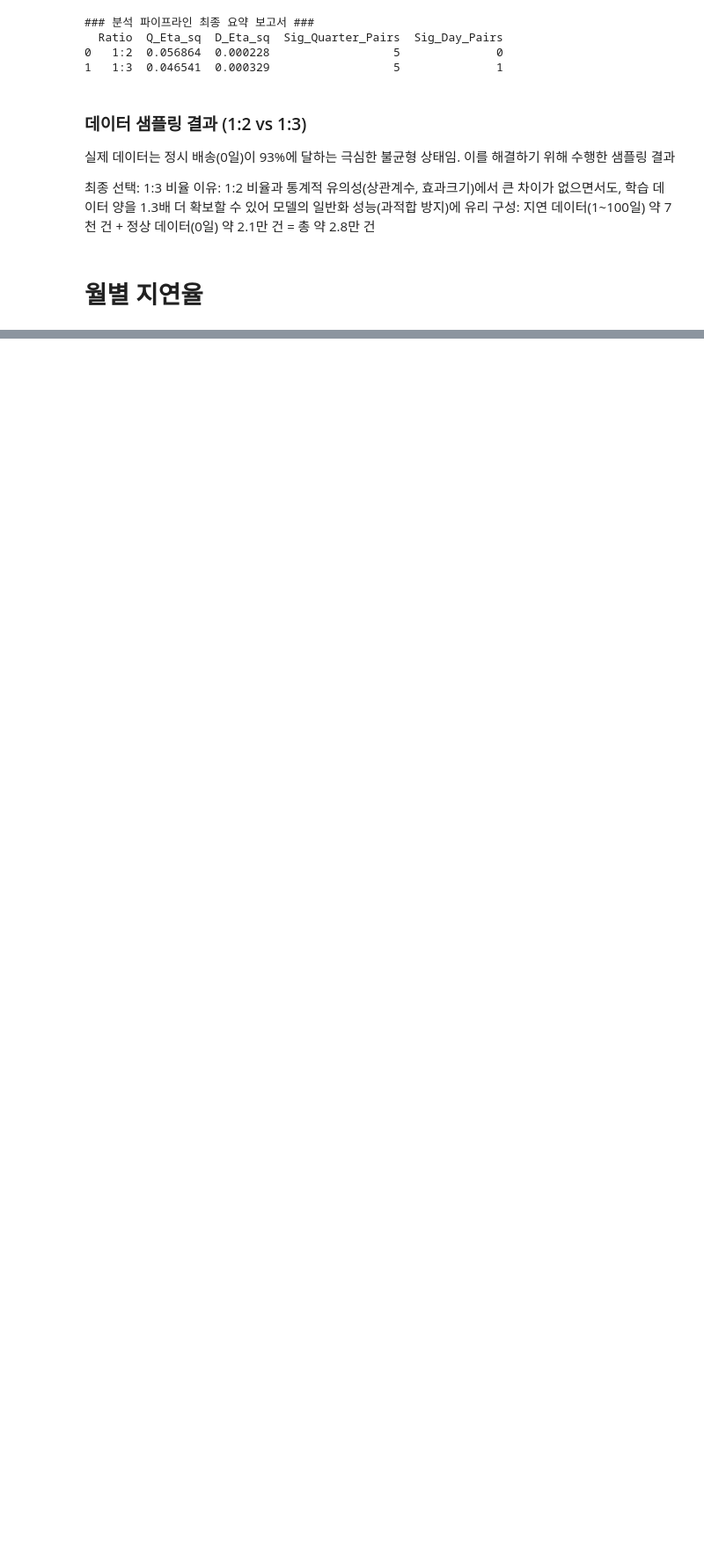
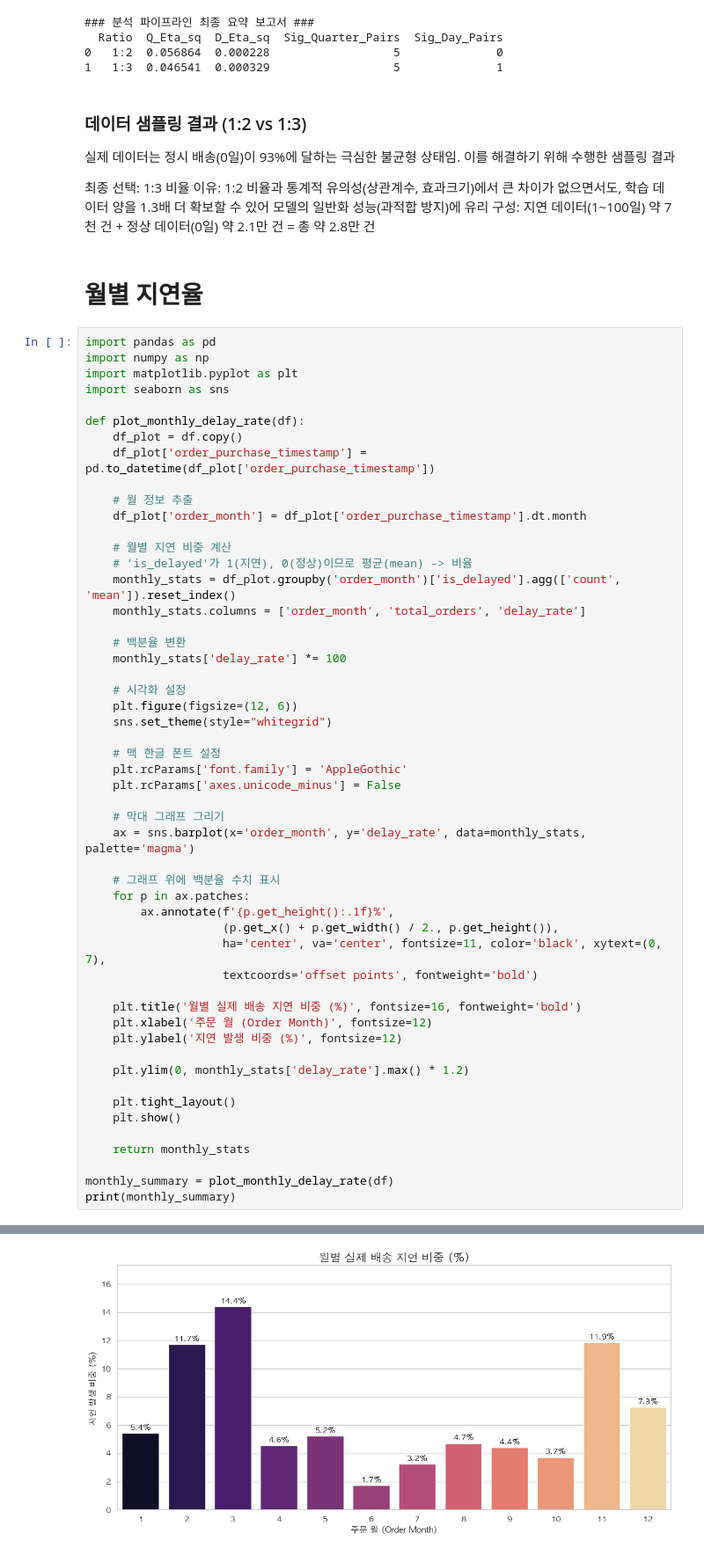
Before and after one commit to Kim-min-soo/it-s_advanced_project, a Jupyter notebook: works/park-ha-rin/eda_stats.ipynb, the cells around one changed output, grey strips where cells are left out. Shown at 88% size. Saved outputs shown, nothing was run; the diff lists cells and outputs as text; blank space fills up the shorter version.

```diff
--- a/works/park-ha-rin/eda_stats.ipynb
+++ b/works/park-ha-rin/eda_stats.ipynb
@@ -492,3 +492,56 @@ Passing `palette` without assigning `hue` is deprecated and will be removed in v
 구성: 지연 데이터(1~100일) 약 7천 건 + 정상 데이터(0일) 약 2.1만 건 = 총 약 2.8만 건
 # %% [markdown]
 # 월별 지연율
+# %%
+import pandas as pd
+import numpy as np
+import matplotlib.pyplot as plt
+import seaborn as sns
+
+def plot_monthly_delay_rate(df):
+    df_plot = df.copy()
+    df_plot['order_purchase_timestamp'] = pd.to_datetime(df_plot['order_purchase_timestamp'])
+
+    # 월 정보 추출
+    df_plot['order_month'] = df_plot['order_purchase_timestamp'].dt.month
+
+    # 월별 지연 비중 계산
+    # 'is_delayed'가 1(지연), 0(정상)이므로 평균(mean) -> 비율
+    monthly_stats = df_plot.groupby('order_month')['is_delayed'].agg(['count', 'mean']).reset_index()
+    monthly_stats.columns = ['order_month', 'total_orders', 'delay_rate']
+
+    # 백분율 변환
+    monthly_stats['delay_rate'] *= 100
+
+    # 시각화 설정
+    plt.figure(figsize=(12, 6))
+    sns.set_theme(style="whitegrid")
+
+    # 맥 한글 폰트 설정
+    plt.rcParams['font.family'] = 'AppleGothic'
+    plt.rcParams['axes.unicode_minus'] = False
+
+    # 막대 그래프 그리기
+    ax = sns.barplot(x='order_month', y='delay_rate', data=monthly_stats, palette='magma')
+
+    # 그래프 위에 백분율 수치 표시
+    for p in ax.patches:
+        ax.annotate(f'{p.get_height():.1f}%',
+                    (p.get_x() + p.get_width() / 2., p.get_height()),
+                    ha='center', va='center', fontsize=11, color='black', xytext=(0, 7),
+                    textcoords='offset points', fontweight='bold')
+
+    plt.title('월별 실제 배송 지연 비중 (%)', fontsize=16, fontweight='bold')
+    plt.xlabel('주문 월 (Order Month)', fontsize=12)
+    plt.ylabel('지연 발생 비중 (%)', fontsize=12)
+
+    plt.ylim(0, monthly_stats['delay_rate'].max() * 1.2)
+
+    plt.tight_layout()
+    plt.show()
+
+    return monthly_stats
+
+monthly_summary = plot_monthly_delay_rate(df)
+print(monthly_summary)
+# %% [output]
@@ -494,0 +551 @@ Passing `palette` without assigning `hue` is deprecated and will be removed in v
+[figure, added]
```
Also changed, not shown: parts of 2 cells of this notebook.
